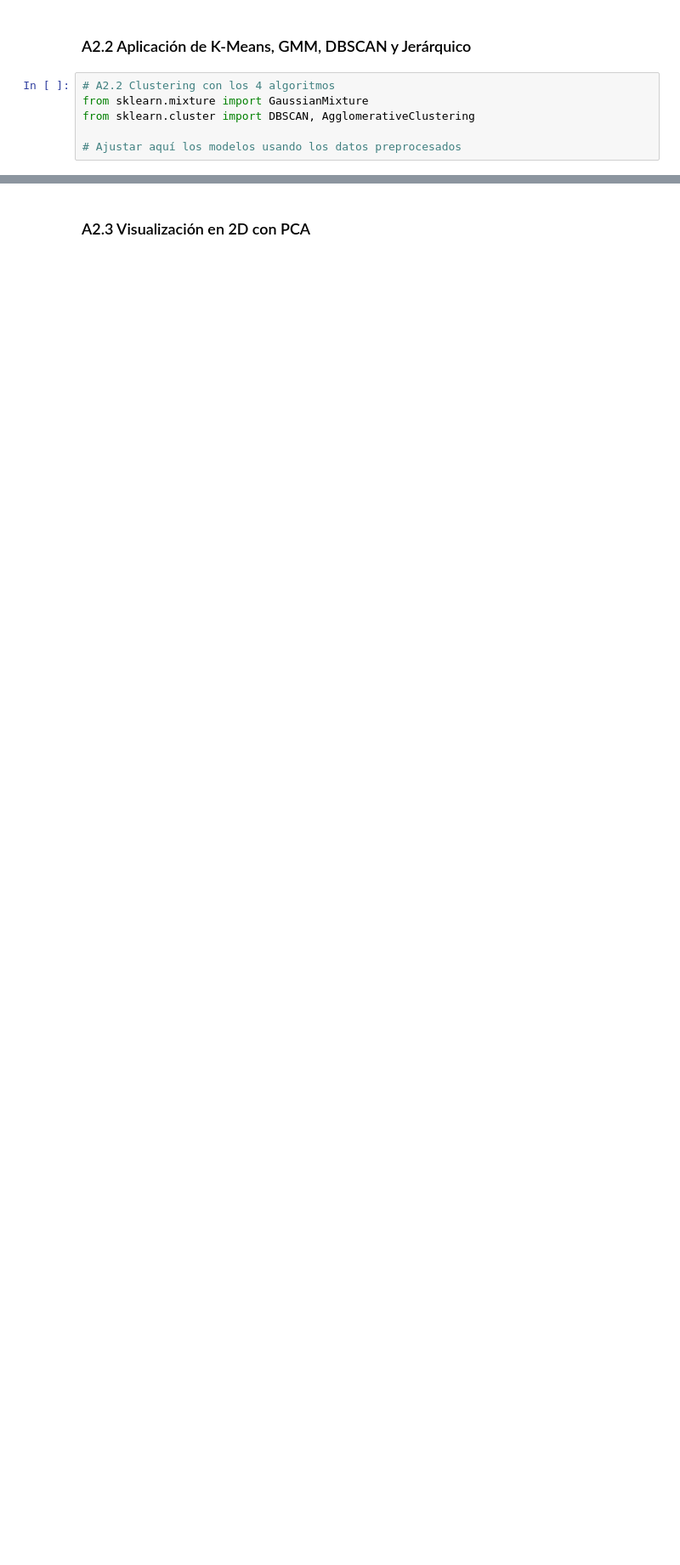
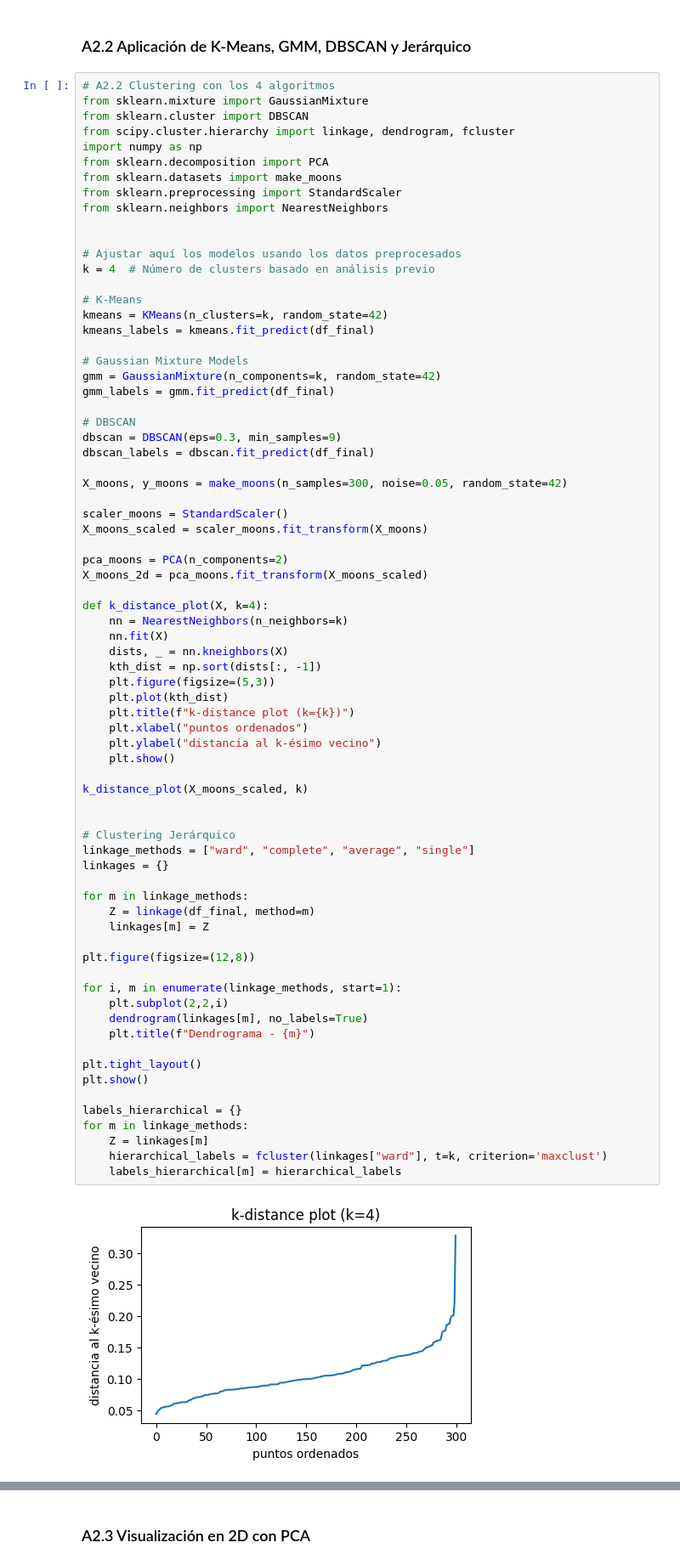
Before and after one commit to NathaNN73/Data-Mining-Tools, a Jupyter notebook: notebooks/Practica_Calificada_02_Data_Mining_Tools.ipynb, the cells around one changed output, grey strips where cells are left out. Shown at 85% size. Drawn from its saved outputs; the diff is of its cells as text; blank space fills up the shorter version.

```diff
--- a/notebooks/Practica_Calificada_02_Data_Mining_Tools.ipynb
+++ b/notebooks/Practica_Calificada_02_Data_Mining_Tools.ipynb
@@ -160,6 +321,75 @@ from sklearn.metrics import silhouette_score
 # %%
 # A2.2 Clustering con los 4 algoritmos
 from sklearn.mixture import GaussianMixture
-from sklearn.cluster import DBSCAN, AgglomerativeClustering
+from sklearn.cluster import DBSCAN
+from scipy.cluster.hierarchy import linkage, dendrogram, fcluster
+import numpy as np
+from sklearn.decomposition import PCA
+from sklearn.datasets import make_moons
+from sklearn.preprocessing import StandardScaler
+from sklearn.neighbors import NearestNeighbors
+
 
 # Ajustar aquí los modelos usando los datos preprocesados
+k = 4  # Número de clusters basado en análisis previo
+
+# K-Means
+kmeans = KMeans(n_clusters=k, random_state=42)
+kmeans_labels = kmeans.fit_predict(df_final)
+
+# Gaussian Mixture Models
+gmm = GaussianMixture(n_components=k, random_state=42)
+gmm_labels = gmm.fit_predict(df_final)
+
+# DBSCAN
+dbscan = DBSCAN(eps=0.3, min_samples=9)
+dbscan_labels = dbscan.fit_predict(df_final)
+
+X_moons, y_moons = make_moons(n_samples=300, noise=0.05, random_state=42)
+
+scaler_moons = StandardScaler()
+X_moons_scaled = scaler_moons.fit_transform(X_moons)
+
+pca_moons = PCA(n_components=2)
+X_moons_2d = pca_moons.fit_transform(X_moons_scaled)
+
+def k_distance_plot(X, k=4):
+    nn = NearestNeighbors(n_neighbors=k)
+    nn.fit(X)
+    dists, _ = nn.kneighbors(X)
+    kth_dist = np.sort(dists[:, -1])
+    plt.figure(figsize=(5,3))
+    plt.plot(kth_dist)
+    plt.title(f"k-distance plot (k={k})")
+    plt.xlabel("puntos ordenados")
+    plt.ylabel("distancia al k-ésimo vecino")
+    plt.show()
+
+k_distance_plot(X_moons_scaled, k)
+
+
+# Clustering Jerárquico
+linkage_methods = ["ward", "complete", "average", "single"]
+linkages = {}
+
+for m in linkage_methods:
+    Z = linkage(df_final, method=m)
+    linkages[m] = Z
+
+plt.figure(figsize=(12,8))
+
+for i, m in enumerate(linkage_methods, start=1):
+    plt.subplot(2,2,i)
+    dendrogram(linkages[m], no_labels=True)
+    plt.title(f"Dendrograma - {m}")
+
+plt.tight_layout()
+plt.show()
+
+labels_hierarchical = {}
+for m in linkage_methods:
+    Z = linkages[m]
+    hierarchical_labels = fcluster(linkages["ward"], t=k, criterion='maxclust')
+    labels_hierarchical[m] = hierarchical_labels
+# %% [output]
+[figure, added]
```
Also changed, not shown: parts of 11 cells of this notebook, 1 other file.
